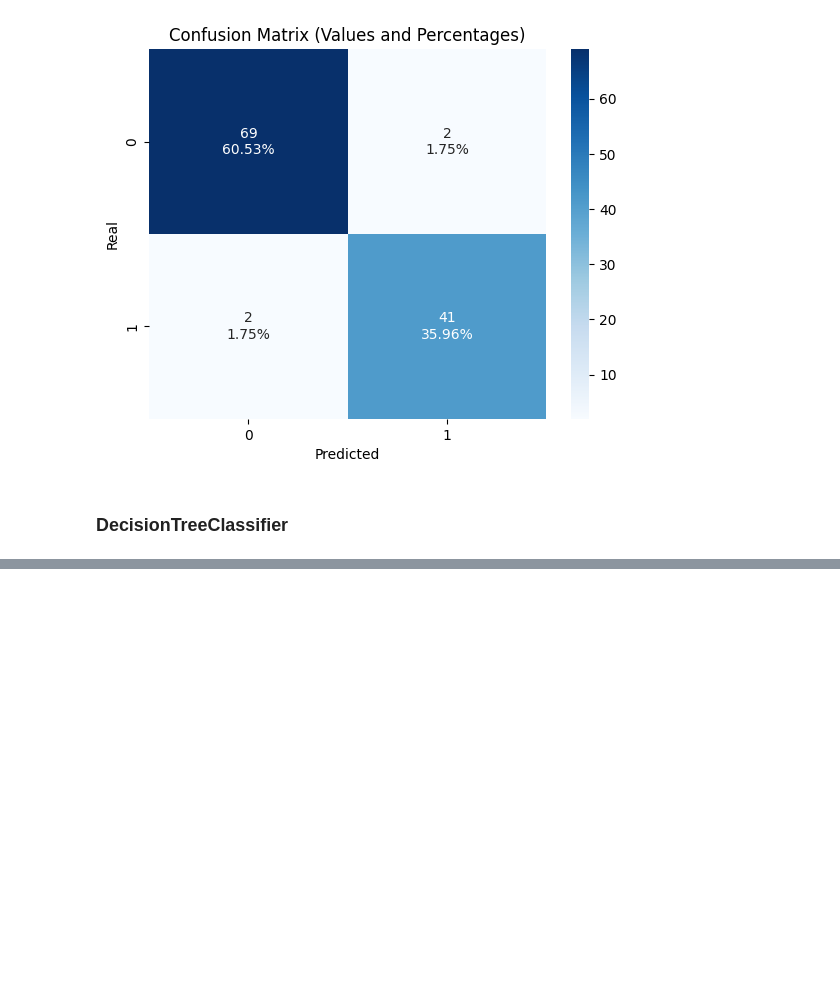
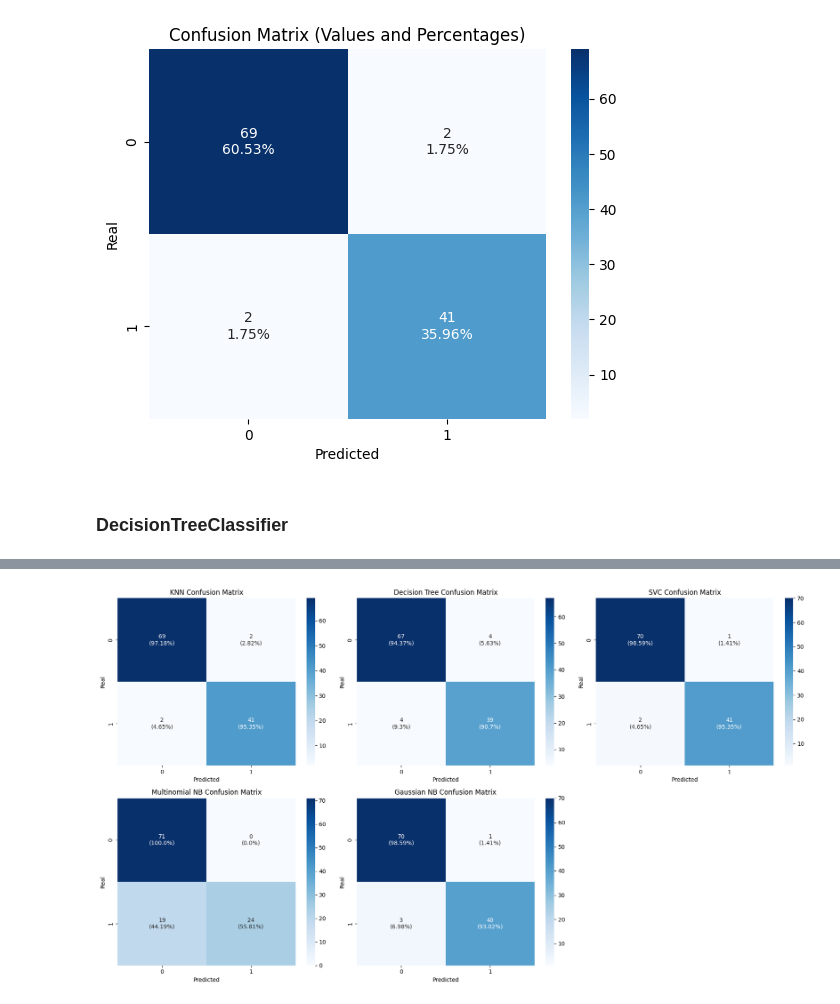
Before and after one commit to ThiagoLahass/Breast-Cancer-Diagnostic-Prediction-with-Machine-Learning, a Jupyter notebook: Breast-Cancer-Diagnostic.ipynb, the cells around one changed output, grey strips where cells are left out. Saved outputs shown, nothing was run; the diff lists cells and outputs as text; code cells hidden in the pictures; blank space fills up the shorter version.

```diff
--- a/Breast-Cancer-Diagnostic.ipynb
+++ b/Breast-Cancer-Diagnostic.ipynb
@@ -339,0 +509,95 @@ Decision Tree AUC score:  0.9323616115296429
+# %%
+# Function to calculate metrics
+from sklearn.metrics import precision_score, recall_score, f1_score, confusion_matrix
+
+def calculate_metrics(y_test, y_pred, y_pred_prob):
+    return {
+        'Accuracy': accuracy_score(y_test, y_pred) * 100,
+        'AUC': roc_auc_score(y_test, y_pred_prob),
+        'Precision': precision_score(y_test, y_pred) * 100,
+        'Recall': recall_score(y_test, y_pred) * 100,
+        'F1-Score': f1_score(y_test, y_pred) * 100,
+        'Confusion Matrix': confusion_matrix(y_test, y_pred)
+    }
+
+# Models
+models = {
+    'KNN': KNeighborsClassifier(n_neighbors=7),
+    'Decision Tree': DecisionTreeClassifier(),
+    'SVC': SVC(probability=True),
+    'Multinomial NB': MultinomialNB(),
+    'Gaussian NB': GaussianNB()
+}
+
+results = []
+
+# Train and calculate metrics for each model
+for model_name, model in models.items():
+    model.fit(x_train, y_train)
+    y_pred = model.predict(x_test)
+
+    if hasattr(model, "predict_proba"):
+        y_pred_prob = model.predict_proba(x_test)[:, 1]
+    elif hasattr(model, "decision_function"):
+        y_pred_prob = model.decision_function(x_test)
+    else:
+        y_pred_prob = y_pred  # Fallback for models that don't support predict_proba or decision_function
+
+    metrics = calculate_metrics(y_test, y_pred, y_pred_prob)
+    metrics['Model'] = model_name
+    results.append(metrics)
+
+# Create DataFrame with results
+results_df = pd.DataFrame(results)
+print(results_df[['Model', 'Accuracy', 'AUC', 'Precision', 'Recall', 'F1-Score']])
+
+# Compare confusion matrices
+fig, axes = plt.subplots(2, 3, figsize=(18, 10))
+axes = axes.flatten()
+
+# Plot confusion matrices
+for idx, result in enumerate(results):
+    cm = result['Confusion Matrix']
+    total = cm.sum(axis=1)[:, np.newaxis]
+    cm_percent = (cm / total * 100).round(2)
+
+    # Create a combined matrix with absolute values and percentages
+    combined = np.empty(cm.shape, dtype=object)
+    for i in range(cm.shape[0]):
+        for j in range(cm.shape[1]):
+            combined[i, j] = f"{cm[i, j]}\n({cm_percent[i, j]}%)"
+
+    sns.heatmap(cm, annot=combined, fmt='', cmap='Blues', ax=axes[idx])
+    axes[idx].set_title(f"{result['Model']} Confusion Matrix")
+    axes[idx].set_xlabel('Predicted')
+    axes[idx].set_ylabel('Real')
+
+# Remove any unused subplots
+for i in range(len(results), len(axes)):
+    fig.delaxes(axes[i])
+
+plt.tight_layout()
+plt.show()
+
+# Justification for choosing the best model based on Recall
+best_model = results_df.loc[results_df['Recall'].idxmax()]
+tied_models = results_df[results_df['Recall'] == best_model['Recall']]
+if len(tied_models) > 1:
+    best_model = tied_models.loc[tied_models['AUC'].idxmax()]
+
+best_model_name = best_model['Model']
+print(f"The best model based on Recall is {best_model_name} with an AUC of {best_model['AUC']:.2f}, Accuracy of {best_model['Accuracy']:.2f}%, Precision of {best_model['Precision']:.2f}%, Recall of {best_model['Recall']:.2f}%, and F1-Score of {best_model['F1-Score']:.2f}%.")
+
+# Elaboration of justification
+decision_justification = f"""
+After evaluating the models {', '.join(results_df['Model'])}, we concluded that the {best_model_name} model demonstrates the best performance in terms of Recall, which is crucial for cancer diagnosis. High recall ensures that we minimize the false negatives, thereby reducing the risk of missing out on identifying patients who have cancer.
+
+The {best_model_name} model not only excels in recall but also shows a good balance in other metrics such as AUC, precision, and F1-score, making it a reliable choice for early and accurate cancer detection.
+
+In cases where models had the same recall, we used the AUC as a tie-breaker to ensure the selection of the model with the best overall performance.
+
+Therefore, we recommend adopting the {best_model_name} model for this project due to its robustness and ability to provide accurate and reliable predictions, which is essential for assisting in the early diagnosis and effective treatment of breast cancer.
+"""
+
+print(decision_justification)
+# %% [output]
@@ -339,0 +610 @@ Decision Tree AUC score:  0.9323616115296429
+[figure, added]
```
Also changed, not shown: parts of 38 cells of this notebook.
